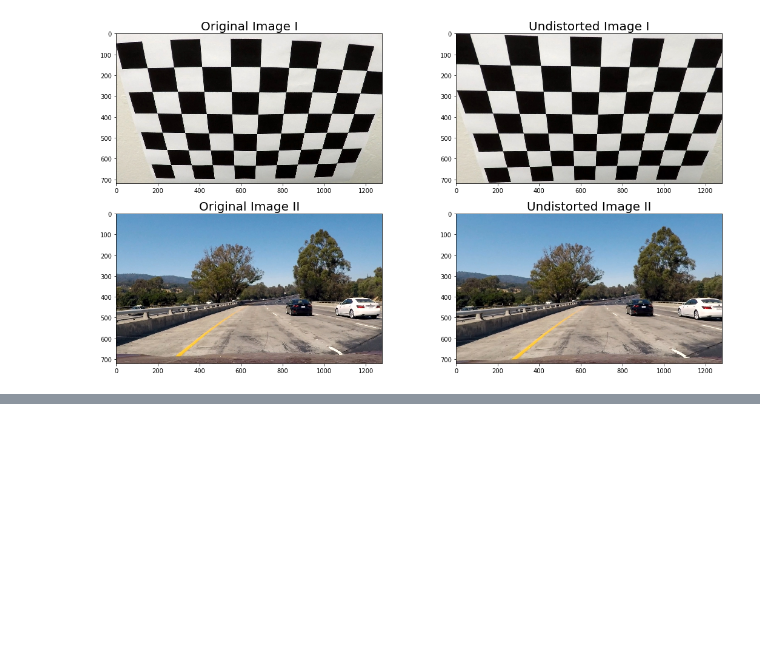
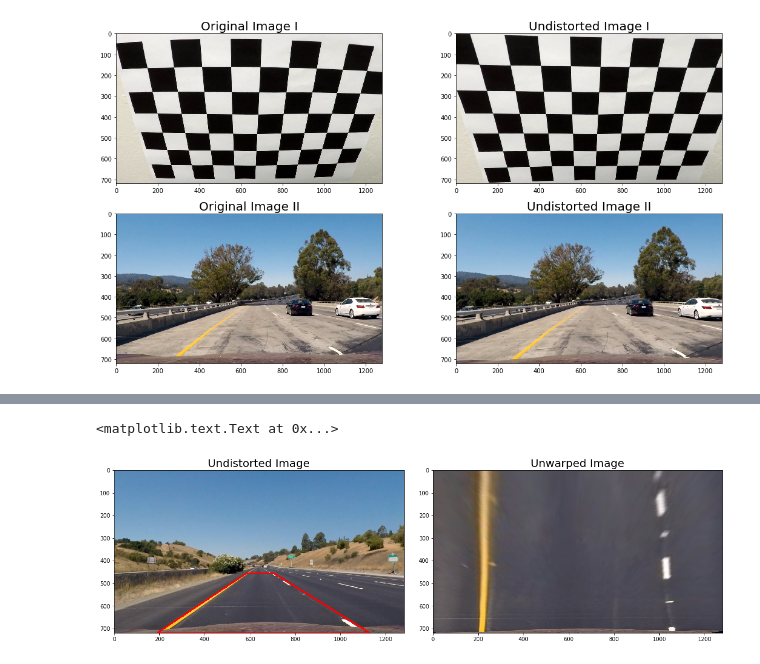
Before and after one commit to simonwisseler/CameraCalibration-PerspectiveTransform-Sobel-Polyfit_LaneDetection, a Jupyter notebook: detect_lane.ipynb, the cells around one changed output, grey strips where cells are left out. Cells and saved outputs as stored; diff of their text form; code cells hidden in the pictures; blank space fills up the shorter version.

Commit message:
Add Perspective Transform

```diff
--- a/detect_lane.ipynb
+++ b/detect_lane.ipynb
@@ -100,0 +114,12 @@ axes[3].set_title('Undistorted Image II', fontsize=20)
+# %%
+# function to produce bird's eye view of given image
+def unwarp(img, src, dst):
+    img_height, img_width = img.shape[:2]
+    # run cv2.getPerspectiveTransform() to get M, i.e. the transform matrix, and M_inv, i.e. its inverse
+    M = cv2.getPerspectiveTransform(src, dst)
+    M_inv = cv2.getPerspectiveTransform(dst, src)
+    # run cv2.warpPerspective() to warp given image to "bird's eye view"
+    warped = cv2.warpPerspective(img, M, (img_width,img_height), flags=cv2.INTER_LINEAR)
+    return warped, M, M_inv
+
+print("...")
@@ -100,0 +128,68 @@ axes[3].set_title('Undistorted Image II', fontsize=20)
+# %%
+# Load and undistort example image, from which to read the four pairs of corresponding points required for transform
+img = cv2.imread('test_images/straight_lines1.jpg')
+img = cv2.cvtColor(img, cv2.COLOR_BGR2RGB)
+undist_img = cv2.undistort(img, intrinsics, dist_coeffs)
+
+# define source and destination correspondence points for transform
+## take a look at example image and determine (x,y) coordinates of the lane
+lane_top_y = 455
+lane_bottom_y = img.shape[0]
+lane_bottom_left_x = 190
+lane_top_left_x = 585
+lane_bottom_right_x = 1130
+lane_top_right_x = 705
+
+img_bottom_y = lane_bottom_y
+img_top_y = 0
+img_left_x = 0
+img_right_x = img.shape[1]
+
+## define source points
+src_cp_bottom_left = (lane_bottom_left_x, lane_bottom_y)
+src_cp_top_left = (lane_top_left_x, lane_top_y)
+src_cp_top_right = (lane_top_right_x, lane_top_y)
+src_sp_bottom_right = (lane_bottom_right_x, lane_bottom_y)
+
+src_cpts = np.float32([src_cp_bottom_left,
+                      src_cp_top_left,
+                      src_cp_top_right,
+                      src_sp_bottom_right])
+
+## define destination points
+x_offset = 200
+
+dst_cp_bottom_left = (img_left_x + x_offset, img_bottom_y)
+dst_cp_top_left = (img_left_x + x_offset, img_top_y)
+dst_cp_top_right = (img_right_x - x_offset, img_top_y)
+dst_sp_bottom_right = (img_right_x - x_offset, img_bottom_y)
+
+dst_cpts = np.float32([dst_cp_bottom_left,
+                       dst_cp_top_left,
+                       dst_cp_top_right,
+                       dst_sp_bottom_right])
+
+# unwarp original image
+unwarped_img, M, M_inv = unwarp(undist_img, src_cpts, dst_cpts)
+
+# draw lines based on source points into original image
+color = [255, 0, 0]
+width = 5
+
+cv2.line(undist_img, src_cp_bottom_left, src_cp_top_left, color, width)
+cv2.line(undist_img, src_cp_top_left, src_cp_top_right, color, width)
+cv2.line(undist_img, src_cp_top_right, src_sp_bottom_right, color, width)
+cv2.line(undist_img, src_sp_bottom_right, src_cp_bottom_left, color, width)
+
+# display undistorted image and unwarped version next to each other
+fig, axes = plt.subplots(1, 2, figsize=(20,10))
+fig.subplots_adjust(hspace = .2, wspace=.1)
+axes = axes.ravel()
+
+axes[0].imshow(undist_img)
+axes[0].set_title('Undistorted Image', fontsize=20)
+axes[1].imshow(unwarped_img)
+axes[1].set_title('Unwarped Image', fontsize=20)
+# %% [output]
+<matplotlib.text.Text at 0x...>
+[figure, added]
```
Also changed, not shown: parts of 5 cells of this notebook.
